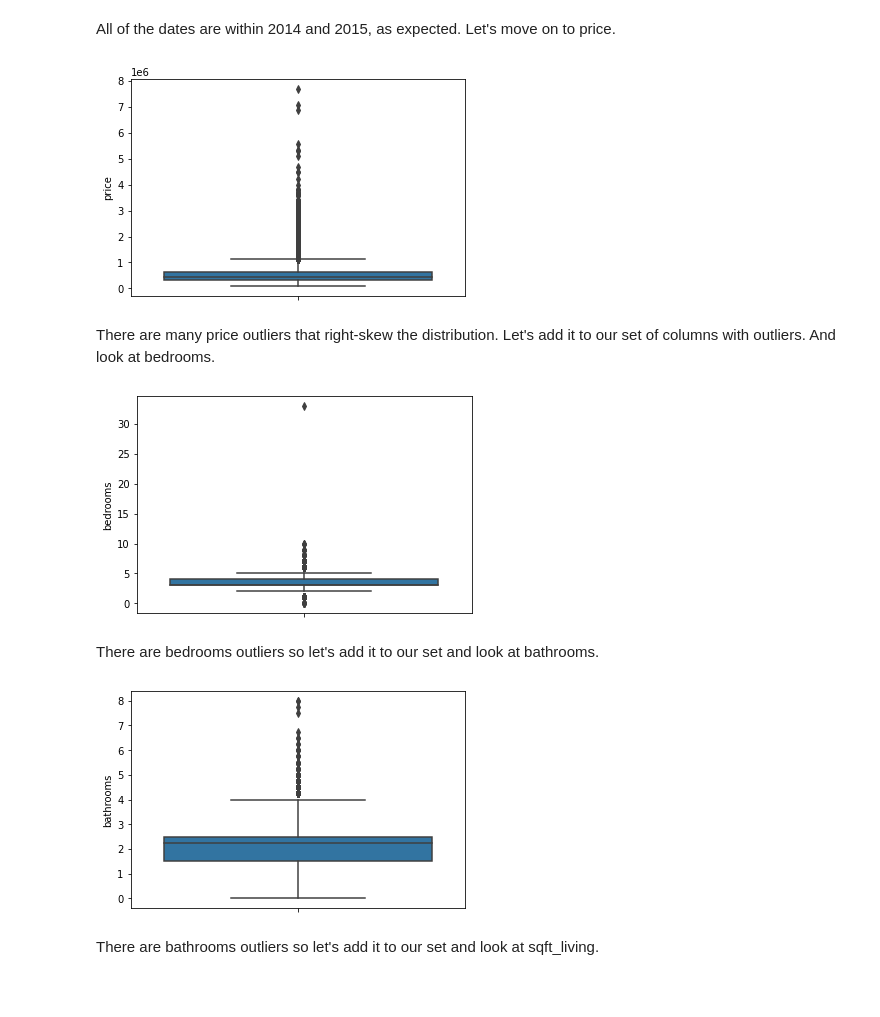
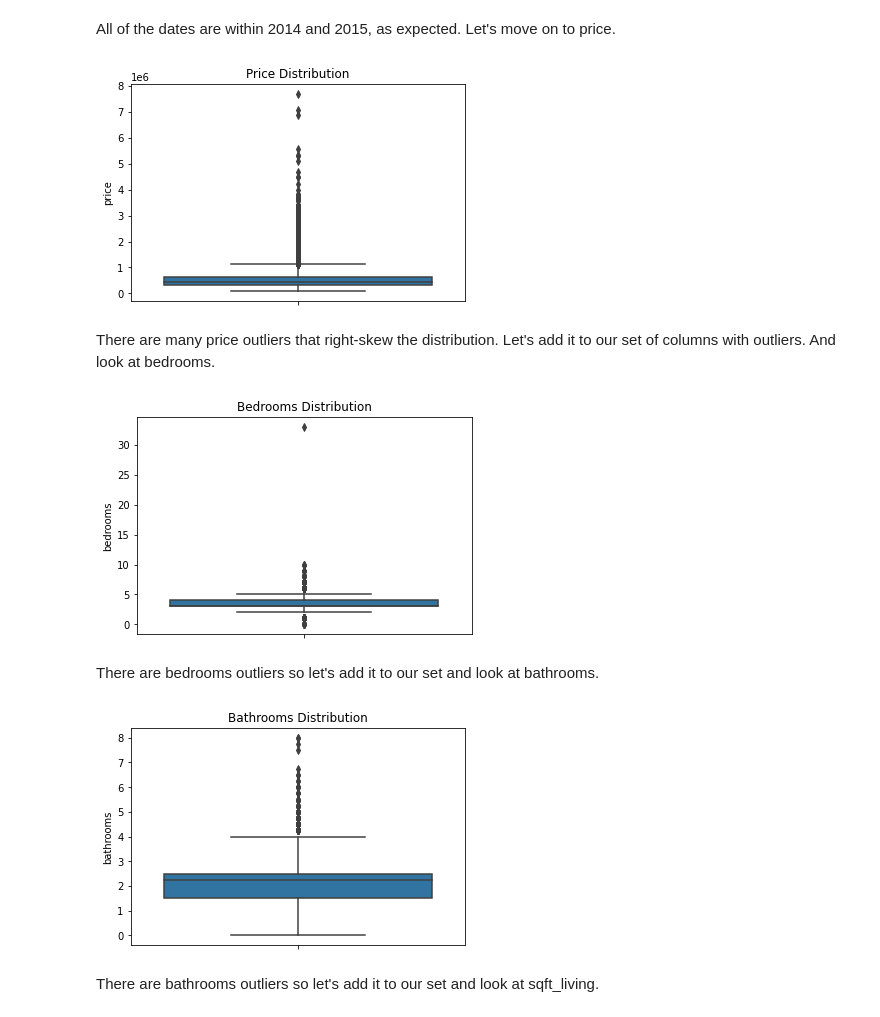
Before and after one commit to andrewabeles/seattle_home_sales, a Jupyter notebook: eda.ipynb, the cells around one changed output. Cells and saved outputs as stored; diff of their text form; code cells hidden in the pictures; blank space fills up the shorter version.

Commit message:
clean up graphs

```diff
--- a/eda.ipynb
+++ b/eda.ipynb
@@ -79,28 +85,34 @@ data.date.min(), data.date.max()
 # %% [markdown]
 All of the dates are within 2014 and 2015, as expected. Let's move on to price.
 # %%
+fig, ax = plt.subplots()
+ax.set_title('Price Distribution')
 sns.boxplot(data=data, y='price')
 plt.show()
 # %% [output]
-[figure, old version]
+[figure, new version]
 # %% [markdown]
 There are many price outliers that right-skew the distribution. Let's add it to our set of columns with outliers. And look at bedrooms.
 # %%
 columns_with_outliers.add('price')
 # %%
+fig, ax = plt.subplots()
+ax.set_title('Bedrooms Distribution')
 sns.boxplot(data=data, y='bedrooms')
 plt.show()
 # %% [output]
-[figure, old version]
+[figure, new version]
 # %% [markdown]
 There are bedrooms outliers so let's add it to our set and look at bathrooms.
 # %%
 columns_with_outliers.add('bedrooms')
 # %%
+fig, ax = plt.subplots()
+ax.set_title('Bathrooms Distribution')
 sns.boxplot(data=data, y='bathrooms')
 plt.show()
 # %% [output]
-[figure, old version]
+[figure, new version]
 # %% [markdown]
 There are bathrooms outliers so let's add it to our set and look at sqft_living.
 # %%
```
Also changed, not shown: parts of 56 cells of this notebook.
